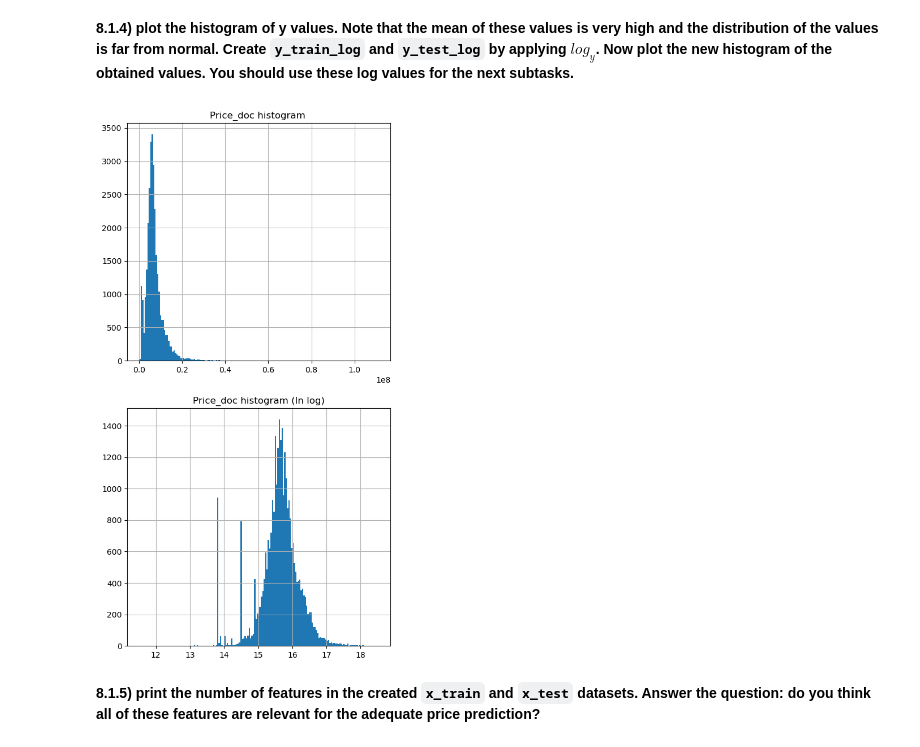
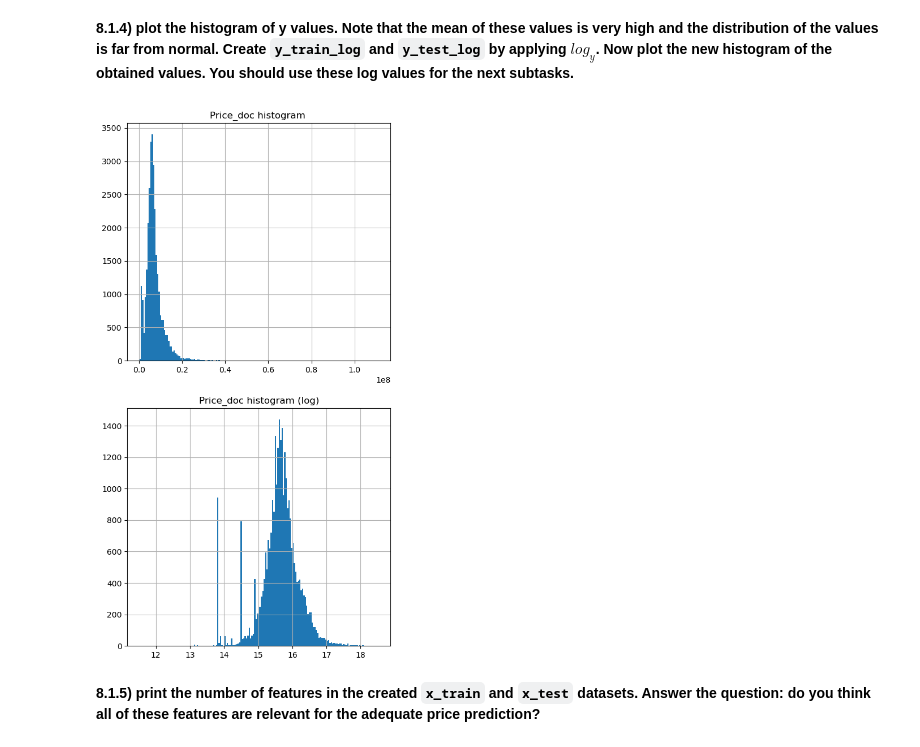
Before and after one commit to LoneWayfarer/ML_course, a Jupyter notebook: HW_1/HW_1.ipynb, the cells around one changed output. Cells and saved outputs as stored; diff of their text form; code cells hidden in the pictures.

````diff
--- a/HW_1/HW_1.ipynb
+++ b/HW_1/HW_1.ipynb
@@ -797,24 +797,24 @@ X_train,X_test,y_train,y_test = train_test_split(X,y,test_size=0.3,random_state=
 # %%
 ### BEGIN Solution (do not delete this comment)
 fig = plt.figure(figsize=(6,12))
 
 plt.subplot(211)
 plt.hist(y,bins='sqrt')
 plt.title('Price_doc histogram ')
 plt.grid()
 
 y_log = np.log(y)
 y_train_log = np.log(y_train)
 y_test_log = np.log(y_test)
 
 plt.subplot(212)
 plt.hist(y_log,bins='sqrt')
-plt.title('Price_doc histogram (In log)')
+plt.title('Price_doc histogram (log)')
 plt.grid()
 
 ### END Solution (do not delete this comment)
 # %% [output]
-[figure, old version]
+[figure, new version]
 # %% [markdown]
 **8.1.5) print the number of features in the created ```x_train``` and ```x_test``` datasets. Answer the question: do you think all of these features are relevant for the adequate price prediction?**
 # %%
````
Also changed, not shown: parts of 13 cells of this notebook.
